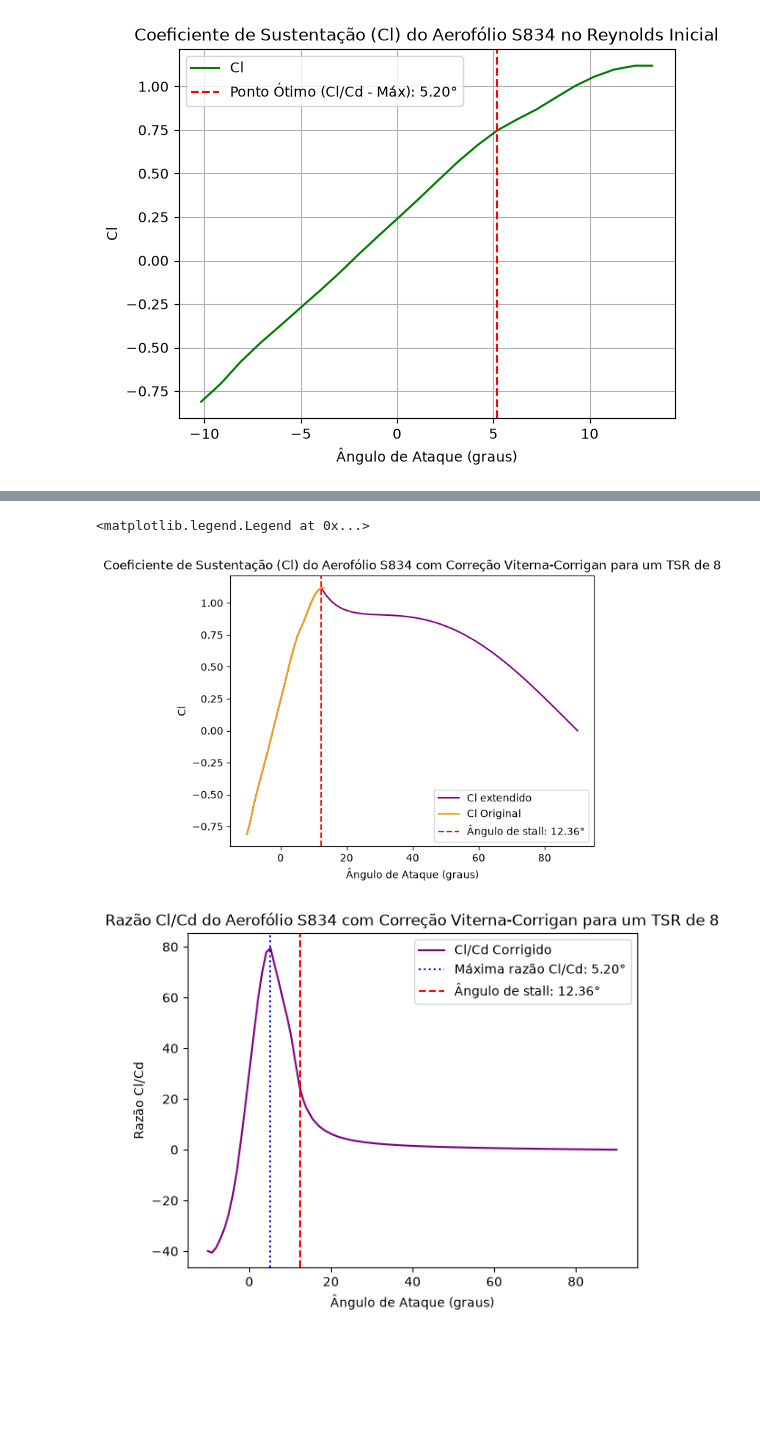
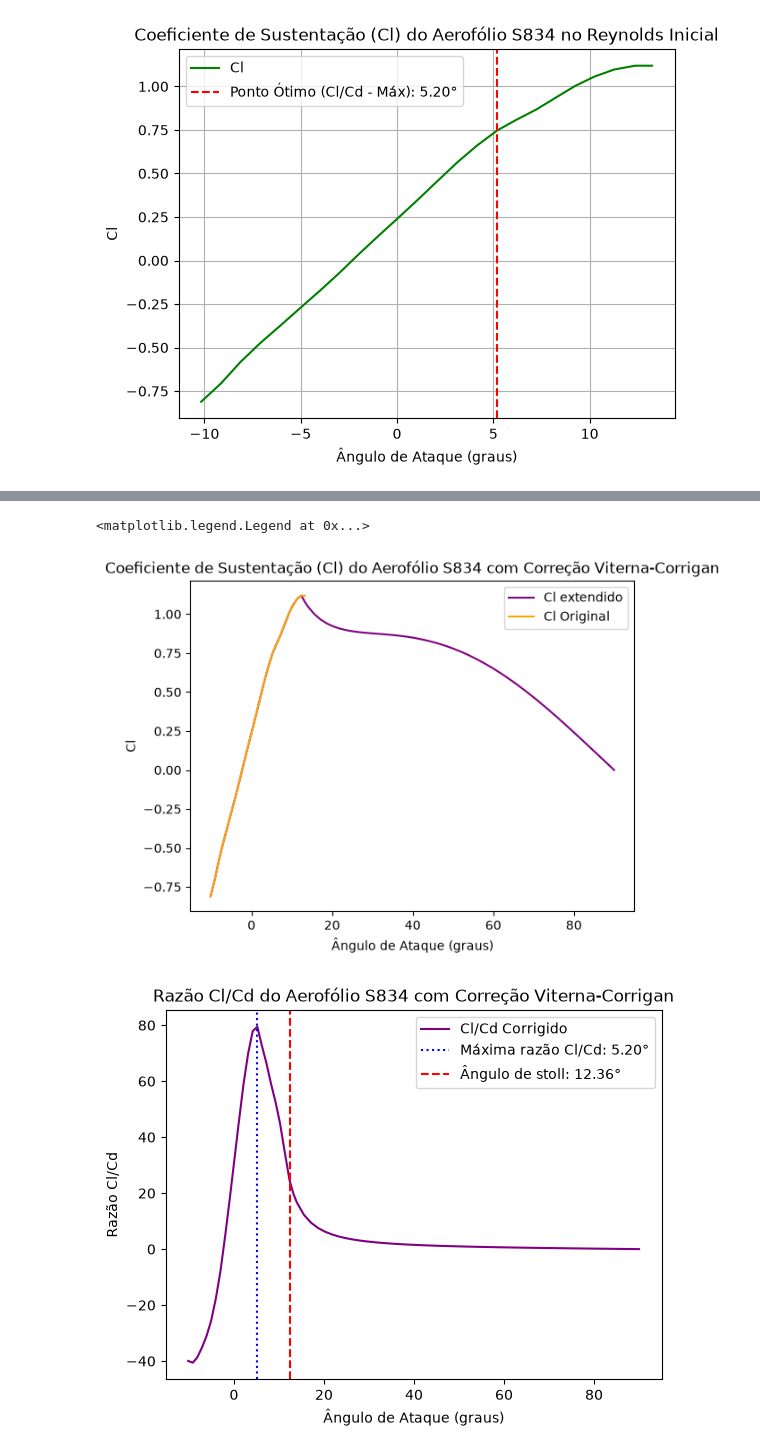
Before and after one commit to LordDolan/BEM-implementation---AA204, a Jupyter notebook: Implentação_1.ipynb, the cells around one changed output, grey strips where cells are left out. Cells and saved outputs as stored; diff of their text form; code cells hidden in the pictures; blank space fills up the shorter version.

```diff
--- a/Implentação_1.ipynb
+++ b/Implentação_1.ipynb
@@ -18,11 +18,11 @@ import scipy as sp
 import pandas as pd
 # %%
 #Dados de entrada de Projeto
-TSR = 8      #Tip Speed Ratio
-V_0 = 8     #Velocidade do vento (m/s)
+TSR = 6      #Tip Speed Ratio
+V_0 = 10     #Velocidade do vento (m/s)
 R = 20      #Raio da pá (m)
 R_cubo = 4   #Raio do cubo (m)
-B = 3          #Número de pás da turbina eólica
+B = 4     #Número de pás da turbina eólica
 rho = 1.225    #Densidade do ar (kg/m³)
 omega = TSR * V_0 / R   #Velocidade angular da turbina (rad/s)
 r_cubo_R = R_cubo / R   #posição normalizada do cubo (r_cubo/R)
@@ -30,7 +30,7 @@ r_cubo_R = R_cubo / R   #posição normalizada do cubo (r_cubo/R)
 #calcular o Reynolds inicial
 Cl_design = 1.0 #Manwell, McGowan & Rogers — "Wind Energy Explained: Theory, Design and Application", 2ª ed., Wiley, 2009
 mu = 1.81e-5   #Viscosidade dinâmica do ar (Pa·s, ~15°C)
-c = (16 * np.pi * R) / (9 * B * TSR * Cl_design * (TSR * 0.75))  #Corda da pá inicial (m)
+c = (16 * np.pi * R) / (9 * B * TSR * Cl_design)
 V_rel_75 = np.sqrt(V_0**2 + (omega * (0.75 * R))**2)   # velocidade relativa no ponto de 75% do raio (m/s)
 Re = (rho * V_rel_75 * c) / mu   #Reynolds inicial no ponto de 75% do raio
 # %%
@@ -121,6 +121,7 @@ TSR_lista = np.linspace(1, 12, 12)  #Tip Speed Ratio
 Cp_lista = []
 c_Matrix = []  # Matriz para armazenar os valores de corda para cada TSR e r local
 torcao_Matrix = []  # Matriz para armazenar os valores de torção para cada TSR e r local
+sigma_Matrix = []  # Matriz para armazenar os valores de fator de solidez para cada TSR e r local
 
 for w in range(len(TSR_lista)): #Tem uma expressaõ de deduzida aqui
     x_lista = np.linspace(TSR_lista[w] * r_cubo_R, TSR_lista[w], 500)  # Razão de velocidade local
@@ -157,13 +158,9 @@ for w in range(len(TSR_lista)): #Tem uma expressaõ de deduzida aqui
     Cp_lista.append(Cp)
     c_Matrix.append(c_lista)
     torcao_Matrix.append(torcao_lista)
+    sigma_Matrix.append(sigma_lista)
 
 
-plt.figure()
-plt.plot(x_lista , x_lista * sigma_lista, label='Distribuição de Solidez', color='blue')
-plt.title('Design Ótimo de Glauert')
-plt.xlabel('Razão de Velocidade Local (x = r/R)')
-plt.ylabel('X * sigma * CL ')
 
 idx_max_cp = np.argmax(Cp_lista)
 
@@ -205,9 +262,5 @@ Re = 3350338 , Re disponível: 499497
 # %%
 
-
-
-
-r = r_R * R   #posição radial dimensional (m)
 #Correção para altos angulos de ataque (Viterna-Corrigan)
 AR = R / corda_75  #Correção para esbeltez a 75% da corda
 
@@ -250,37 +303,37 @@ for i in range(len(alpha_corrigido)):
     else:
         Cl_vit.append(A_1 * np.sin(2 * np.radians(alpha_corrigido[i])) + A_2 * (np.cos(np.radians(alpha_corrigido[i]))**2) / np.sin(np.radians(alpha_corrigido[i])))
         Cd_vit.append(B_1 * (np.sin(np.radians(alpha_corrigido[i]))**2) + B_2 * (np.cos(np.radians(alpha_corrigido[i]))))
 
 Cl_vit = np.array(Cl_vit)
 Cd_vit = np.array(Cd_vit)
 
 #pegando o alpha do ponto de máxima razão Cl/Cd após a correção
 razao_cl_cd_corrigido = np.array(Cl_vit) / np.array(Cd_vit)
 idx_max = np.argmax(razao_cl_cd_corrigido)
 alpha_max = alpha_corrigido[idx_max]
 maximo_cl_cd = razao_cl_cd_corrigido[idx_max]
 
 
 plt.figure()
 plt.plot(alpha_corrigido, Cl_vit, label='Cl extendido', color='purple')
 plt.plot(dados_S834['alpha'], dados_S834['Cl'], label='Cl Original', color='orange')
-plt.axvline(x=alpha_s_deg,color='red',linestyle='--',label=f'Ângulo de stall: {alpha_s_deg:.2f}°')
-plt.title(f'Coeficiente de Sustentação (Cl) do Aerofólio S834 com Correção Viterna-Corrigan para um TSR de {TSR}')
+#plt.axvline(x=alpha_s_deg,color='red',linestyle='--',label=f'Ângulo de stall: {alpha_s_deg:.2f}°')
+plt.title(f'Coeficiente de Sustentação (Cl) do Aerofólio S834 com Correção Viterna-Corrigan')
 plt.xlabel('Ângulo de Ataque (graus)')
 plt.ylabel('Cl')
 plt.legend()
 
 
 plt.figure()
 plt.plot(alpha_corrigido, razao_cl_cd_corrigido, label='Cl/Cd Corrigido', color='purple')
 plt.axvline(x=alpha_max, color='blue', linestyle=':', label=f'Máxima razão Cl/Cd: {alpha_max:.2f}°')
-plt.axvline(x=alpha_s_deg, color='red', linestyle='--', label=f'Ângulo de stall: {alpha_s_deg:.2f}°')
-plt.title(f'Razão Cl/Cd do Aerofólio S834 com Correção Viterna-Corrigan para um TSR de {TSR}')
+plt.axvline(x=alpha_s_deg, color='red', linestyle='--', label=f'Ângulo de stoll: {alpha_s_deg:.2f}°')
+plt.title(f'Razão Cl/Cd do Aerofólio S834 com Correção Viterna-Corrigan')
 plt.xlabel('Ângulo de Ataque (graus)')
 plt.ylabel('Razão Cl/Cd')
 plt.legend()
 # %% [output]
 <matplotlib.legend.Legend at 0x...>
-[figure, old version]
+[figure, new version]
-[figure, old version]
+[figure, new version]
 # %%
```
Also changed, not shown: parts of 8 cells of this notebook.
